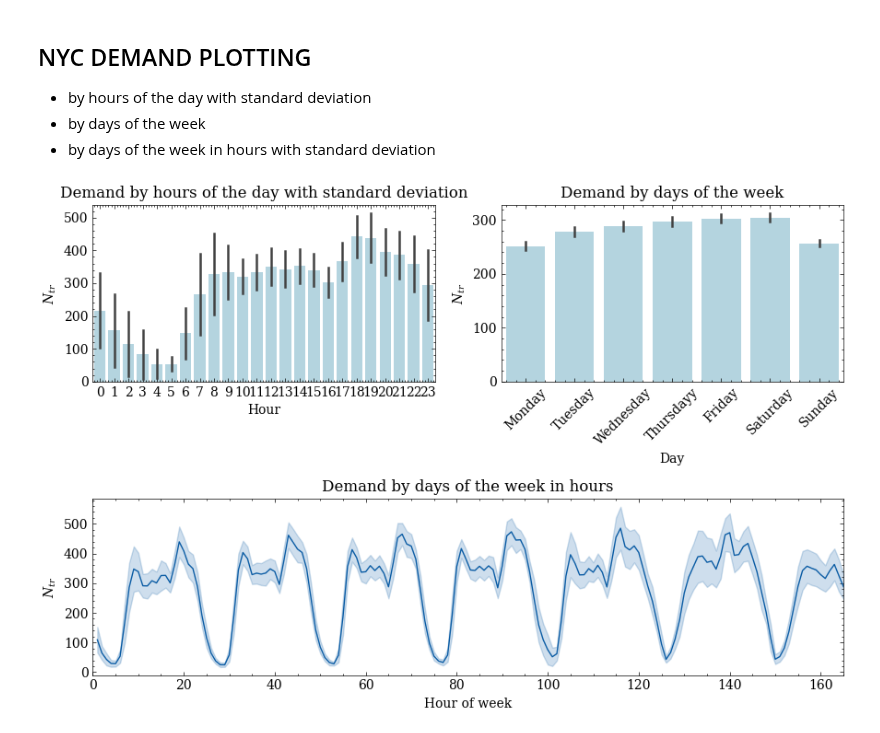
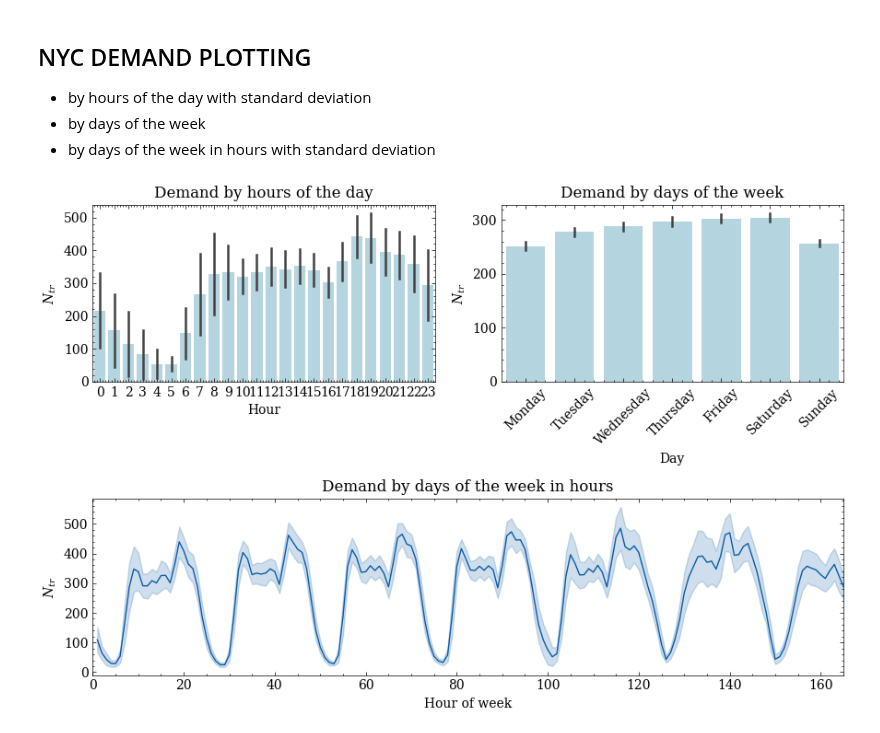
Before and after one commit to OlhaShulikaUJ/ExMAS-plotting, a Jupyter notebook: NYC DEMAND.ipynb, the cells around one changed output. Saved outputs shown, nothing was run; the diff lists cells and outputs as text; code cells hidden in the pictures.

```diff
--- a/NYC DEMAND.ipynb
+++ b/NYC DEMAND.ipynb
@@ -18,40 +18,40 @@ df.Start_time = df.apply(lambda row: pd.Timestamp(row.Start_time), axis=1) #conv
 # %%
 # Setup the subplot2grid Layout
 fig = plt.figure(figsize=(9, 6))
-ax1 = plt.subplot2grid((2,2), (0,0))
-ax2 = plt.subplot2grid((2,2), (0,1))
-ax3 = plt.subplot2grid((2,2), (1,0), colspan=2)
+ax1 = plt.subplot2grid((2,2), (0,0)) # demand by hours of the day with standard deviation
+ax2 = plt.subplot2grid((2,2), (0,1)) # demand by days of the week
+ax3 = plt.subplot2grid((2,2), (1,0), colspan=2) # demand by days of the week in hours with standard deviation
 
 ax=ax1
 to_plot = df
 df['Trips']=df['Demand_size']*2 #the number of trips equals the demand for half an hour multiplied by 2
 sns.barplot(data = to_plot, x = df.Start_time.dt.hour, y="Trips", ax = ax, errorbar="sd", color='lightblue')
 to_plot.Start_time.dt.dayofweek.unique()
 ax1.set_xlabel('Hour') #the hour of the day
 ax1.set_ylabel('$N_{tr}$') #the number of trips/hour
-ax1.set_title("Demand by hours of the day with standard deviation")
+ax1.set_title("Demand by hours of the day")
 
 ax=ax2
 to_plot = df
 df['Trips']=df['Demand_size']*2 #the number of trips equals the demand for half an hour multiplied by 2
 sns.barplot(data = to_plot, x = df.Start_time.dt.dayofweek, y="Trips", ax = ax, color='lightblue')
 to_plot.Start_time.dt.dayofweek.unique()
 ax2.set_xlabel('Day') #the day of the week
 ax2.set_ylabel('$N_{tr}$') #the number of trips/hour
 ax2.set_title("Demand by days of the week")
-ax2.set_xticklabels( ('Monday', 'Tuesday','Wednesday','Thursdayy', 'Friday','Saturday', 'Sunday'), rotation=45 )
+ax2.set_xticklabels( ('Monday', 'Tuesday','Wednesday','Thursday', 'Friday','Saturday', 'Sunday'), rotation=45 )
 
 ax=ax3
 df['Trips']=df['Demand_size']*2 #the number of trips equals the demand for half an hour multiplied by 2
 df['Hour'] = df.Start_time.dt.hour
 for d in df.shared_discount.unique():
     to_plot = df
     sns.lineplot(data = to_plot, x = 'hour_of_week', y = 'Trips', ax = ax, label = d, legend=False, errorbar ='sd')
 ax3.set_xlim(0,165)
 ax3.set_xlabel('Hour of week')
 ax3.set_ylabel('$N_{tr}$')
 ax3.set_title("Demand by days of the week in hours")
 
 fig.tight_layout()
 # %% [output]
-[figure, old version]
+[figure, new version]
```
